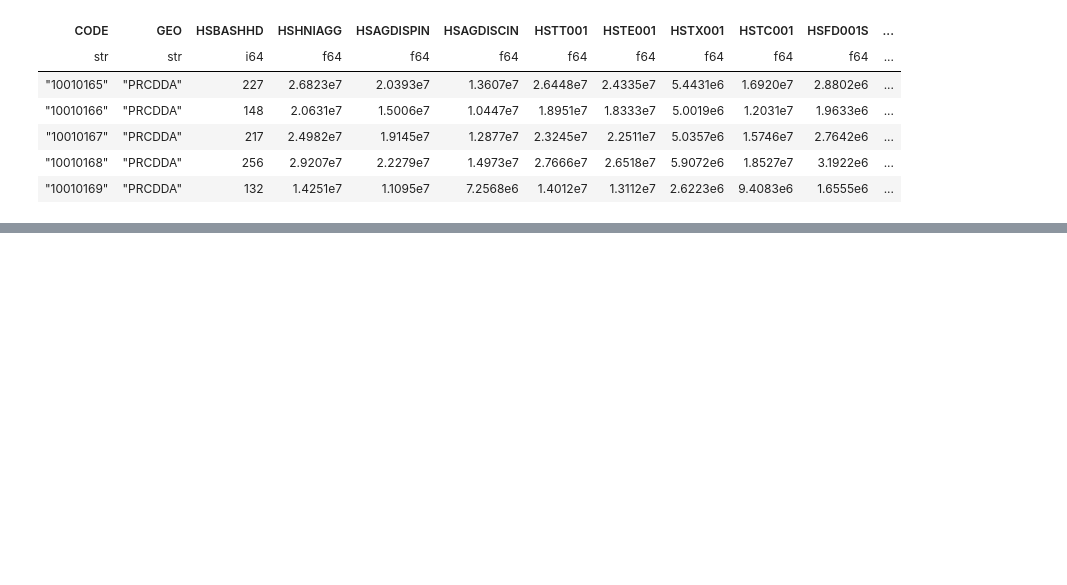
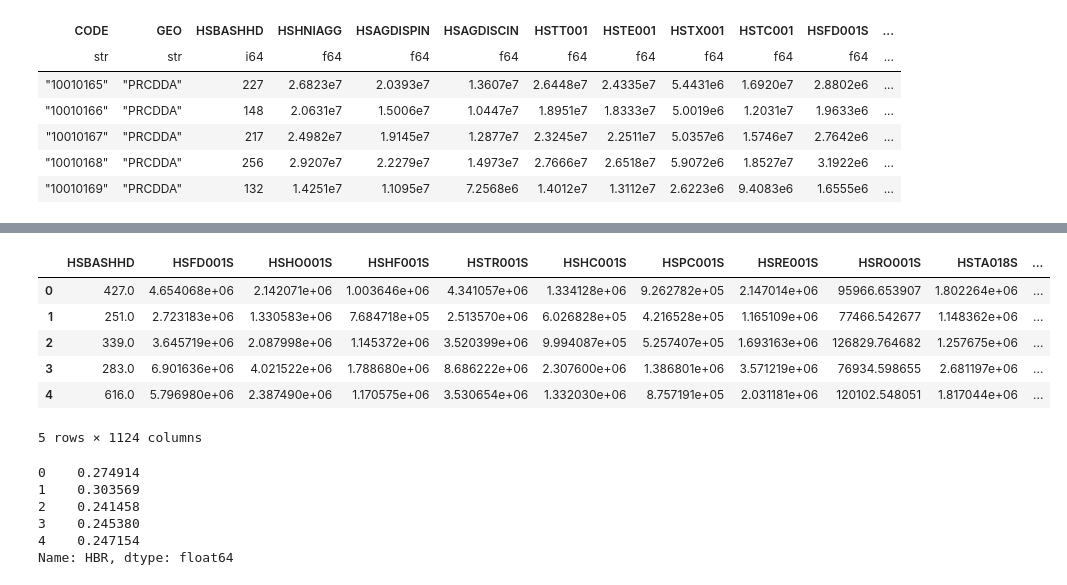
Before and after one commit to Astru5/DS3000, a Jupyter notebook: notebooks/data_prep.ipynb, the cells around one changed output, grey strips where cells are left out. Cells and saved outputs as stored; diff of their text form; code cells hidden in the pictures; blank space fills up the shorter version.

```diff
--- a/notebooks/data_prep.ipynb
+++ b/notebooks/data_prep.ipynb
@@ -119,0 +219,6 @@ shape: (5, 393)
+# %%
+# handle missing values (calculate on train apply to test)
+
+imputer = SimpleImputer(strategy='median')
+X_train = pd.DataFrame(imputer.fit_transform(X_train), columns=X_train.columns)
+X_test = pd.DataFrame(imputer.transform(X_test), columns=X_test.columns)
@@ -119,0 +231,17 @@ shape: (5, 393)
+# %%
+display(X_train.head())
+display(y_train.head())
+# %% [output]
+|  | HSBASHHD | HSFD001S | HSHO001S | HSHF001S | HSTR001S | HSHC001S | HSPC001S | HSRE001S | HSRO001S | HSTA018S | ... |
+| 0 | 427.0 | 4.654068e+06 | 2.142071e+06 | 1.003646e+06 | 4.341057e+06 | 1.334128e+06 | 9.262782e+05 | 2.147014e+06 | 95966.653907 | 1.802264e+06 | ... |
+| 1 | 251.0 | 2.723183e+06 | 1.330583e+06 | 7.684718e+05 | 2.513570e+06 | 6.026828e+05 | 4.216528e+05 | 1.165109e+06 | 77466.542677 | 1.148362e+06 | ... |
+| 2 | 339.0 | 3.645719e+06 | 2.087998e+06 | 1.145372e+06 | 3.520399e+06 | 9.994087e+05 | 5.257407e+05 | 1.693163e+06 | 126829.764682 | 1.257675e+06 | ... |
+| 3 | 283.0 | 6.901636e+06 | 4.021522e+06 | 1.788680e+06 | 8.686222e+06 | 2.307600e+06 | 1.386801e+06 | 3.571219e+06 | 76934.598655 | 2.681197e+06 | ... |
+| 4 | 616.0 | 5.796980e+06 | 2.387490e+06 | 1.170575e+06 | 3.530654e+06 | 1.332030e+06 | 8.757191e+05 | 2.031181e+06 | 120102.548051 | 1.817044e+06 | ... |
+5 rows × 1124 columns
+0    0.274914
+1    0.303569
+2    0.241458
+3    0.245380
+4    0.247154
+Name: HBR, dtype: float64
```
Also changed, not shown: parts of 8 cells of this notebook, 2 other files.
